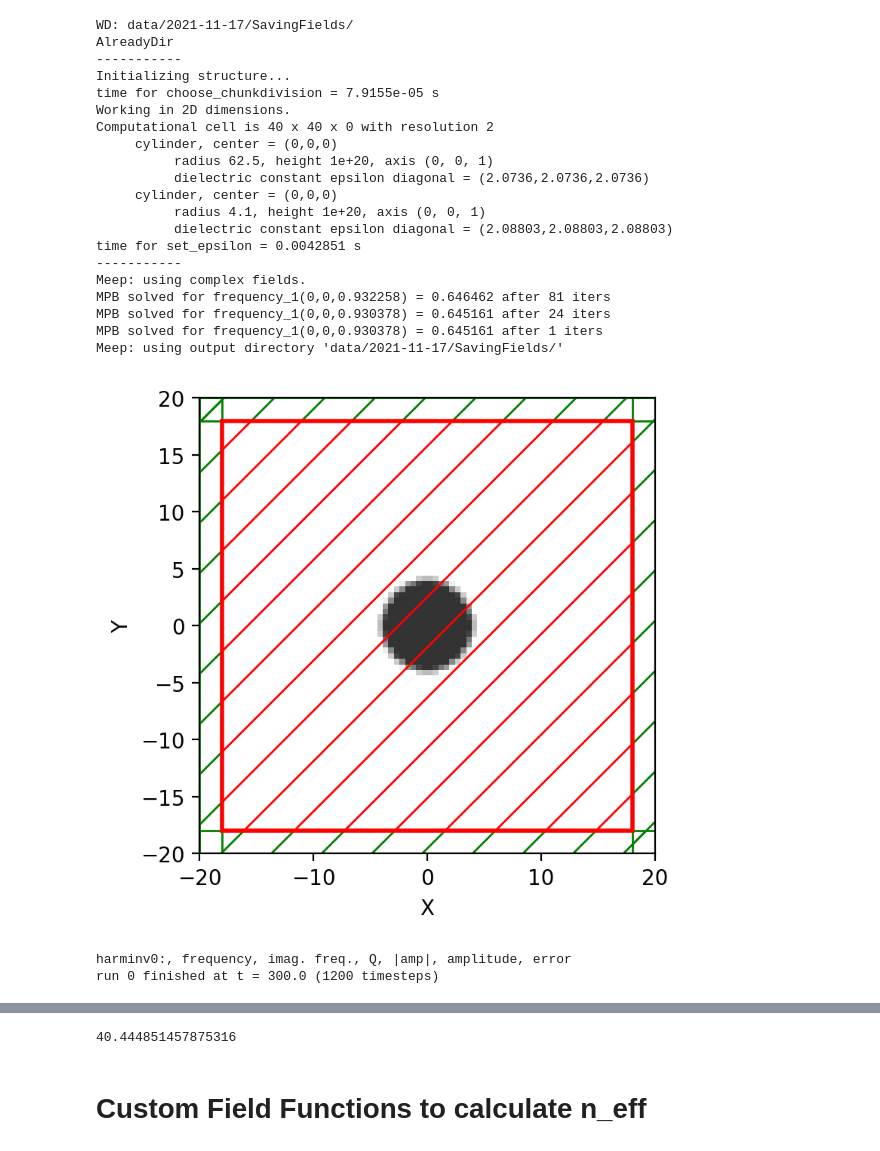
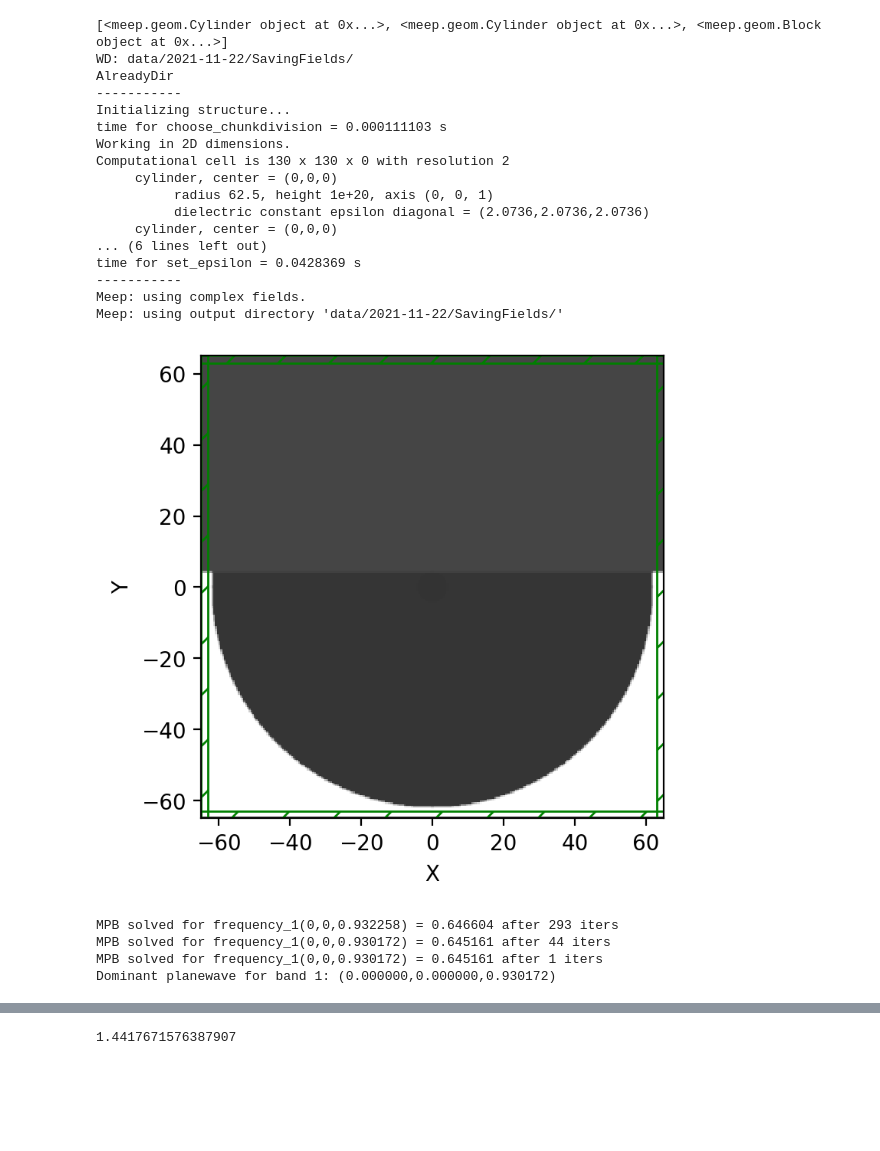
Before and after one commit to deyh2020/MEEP_Models, a Jupyter notebook: SidePolishedFabryPerot/EffectiveIndexModel/Effective Index Testing.ipynb, the cells around one changed output, grey strips where cells are left out. Cells and saved outputs as stored; diff of their text form; code cells hidden in the pictures; blank space fills up the shorter version.

Commit message:
fixed effective index model, seems to work quite well now :D

```diff
--- a/SidePolishedFabryPerot/EffectiveIndexModel/Effective Index Testing.ipynb
+++ b/SidePolishedFabryPerot/EffectiveIndexModel/Effective Index Testing.ipynb
@@ -5,50 +5,49 @@ import numpy as np
 
 Model = M.Model()
 
-Model.df     = 5e-2
+Model.df     = 2e-2
 Model.res = 2
 Model.filename = 'SavingFields'
 Model.Notes    = ''
-Model.SimSize  = 40
+Model.SimSize  = 130
 #Model.R1 = 5
 
 
 Model.Pad = 0       #Cladding left over from polishing
 
 
-Model.buildFibre()
-#Model.buildPolishedFibre(WPDMS=True)
+#Model.buildFibre()
+Model.buildPolishedFibre()
 
 Model.BuildModel(Plot=True)
 
 #Model.GetEigenModes() #also sets sources up at the fundamental mode
 
 Model.SimT = 100  #setSimtime in fs
 #Model.RunAndPlotF()
 
 #Model.RunKpoints()
-Model.RunHarmv()
+Model.RunMPB()
 # %% [output]
-WD: data/2021-11-17/SavingFields/
+[<meep.geom.Cylinder object at 0x...>, <meep.geom.Cylinder object at 0x...>, <meep.geom.Block object at 0x...>]
+WD: data/2021-11-22/SavingFields/
 AlreadyDir
 -----------
 Initializing structure...
-time for choose_chunkdivision = 7.9155e-05 s
+time for choose_chunkdivision = 0.000111103 s
 Working in 2D dimensions.
-Computational cell is 40 x 40 x 0 with resolution 2
+Computational cell is 130 x 130 x 0 with resolution 2
      cylinder, center = (0,0,0)
           radius 62.5, height 1e+20, axis (0, 0, 1)
           dielectric constant epsilon diagonal = (2.0736,2.0736,2.0736)
      cylinder, center = (0,0,0)
-          radius 4.1, height 1e+20, axis (0, 0, 1)
-          dielectric constant epsilon diagonal = (2.08803,2.08803,2.08803)
-time for set_epsilon = 0.0042851 s
+... (6 lines left out)
+time for set_epsilon = 0.0428369 s
 -----------
 Meep: using complex fields.
-MPB solved for frequency_1(0,0,0.932258) = 0.646462 after 81 iters
-MPB solved for frequency_1(0,0,0.930378) = 0.645161 after 24 iters
-MPB solved for frequency_1(0,0,0.930378) = 0.645161 after 1 iters
-Meep: using output directory 'data/2021-11-17/SavingFields/'
+Meep: using output directory 'data/2021-11-22/SavingFields/'
-[figure, old version]
+[figure, new version]
-harminv0:, frequency, imag. freq., Q, |amp|, amplitude, error
-run 0 finished at t = 300.0 (1200 timesteps)
+MPB solved for frequency_1(0,0,0.932258) = 0.646604 after 293 iters
+MPB solved for frequency_1(0,0,0.930172) = 0.645161 after 44 iters
+MPB solved for frequency_1(0,0,0.930172) = 0.645161 after 1 iters
+Dominant planewave for band 1: (0.000000,0.000000,0.930172)
@@ -56,10 +53,0 @@ run 0 finished at t = 300.0 (1200 timesteps)
-# %%
-vol = Model.sim.fields.total_volume()
-ModeVol = Model.sim.fields.modal_volume_in_box(vol)
-
-
-print(ModeVol)
-# %% [output]
-40.444851457875316
-# %% [markdown]
-# Custom Field Functions to calculate n_eff
@@ -71,0 +54,4 @@ def B(r,n,ey):
+# %%
+Model.neff
+# %% [output]
+1.4417671576387907
```
Also changed, not shown: parts of 6 cells of this notebook, 2 other files.
